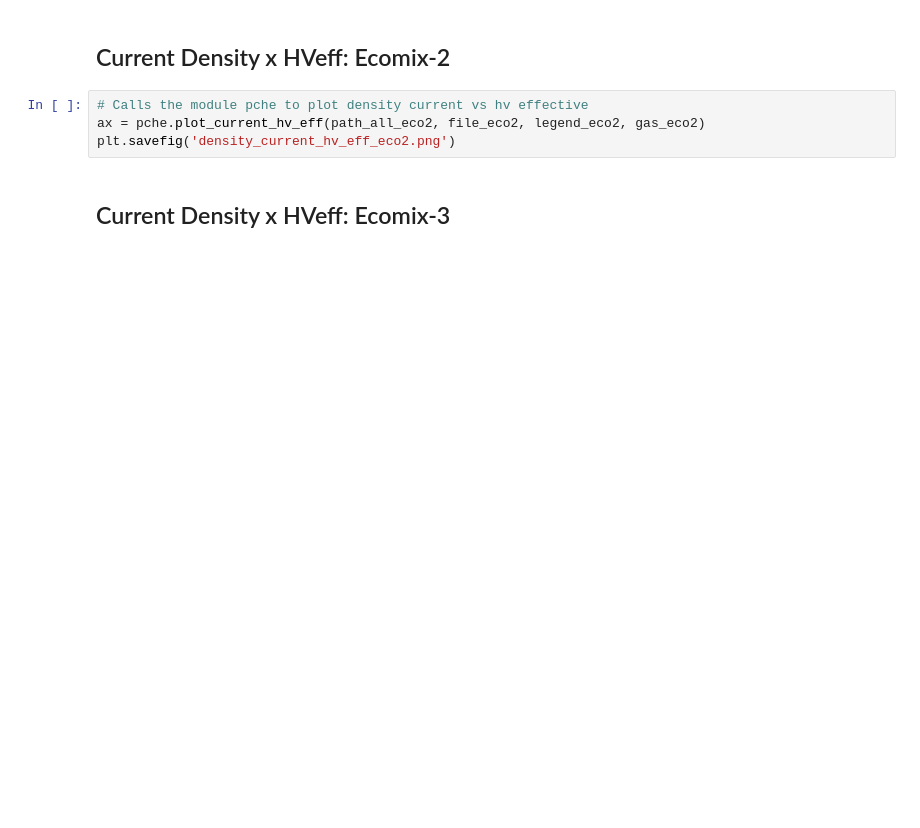
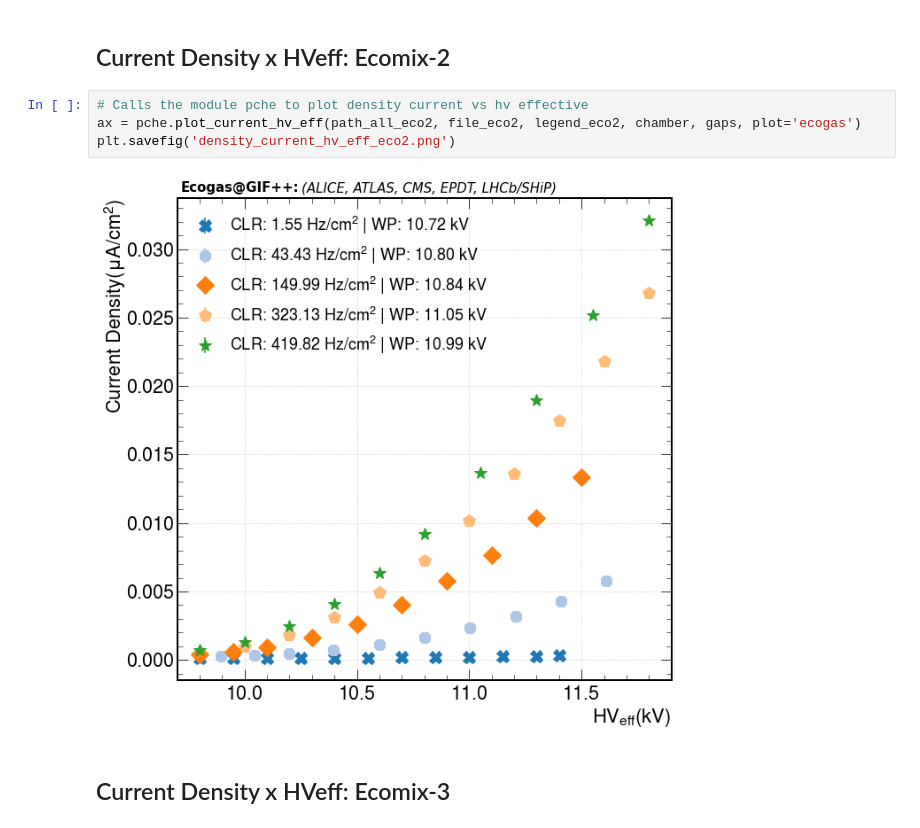
Before and after one commit to Mapse/cms_rpc_analysis, a Jupyter notebook: gif++/test_beam/plots/make_plots_test_beam.ipynb, the cells around one changed output. Saved outputs shown, nothing was run; the diff lists cells and outputs as text; blank space fills up the shorter version.

```diff
--- a/gif++/test_beam/plots/make_plots_test_beam.ipynb
+++ b/gif++/test_beam/plots/make_plots_test_beam.ipynb
@@ -58,8 +63,10 @@ plt.savefig('density_current_hv_eff_std.png')
 ## Current Density x HVeff: Ecomix-2
 # %%
 # Calls the module pche to plot density current vs hv effective
-ax = pche.plot_current_hv_eff(path_all_eco2, file_eco2, legend_eco2, gas_eco2)
+ax = pche.plot_current_hv_eff(path_all_eco2, file_eco2, legend_eco2, chamber, gaps, plot='ecogas')
 plt.savefig('density_current_hv_eff_eco2.png')
+# %% [output]
+[figure, added]
 # %% [markdown]
 ## Current Density x HVeff: Ecomix-3
 # %%
```
Also changed, not shown: parts of 10 cells of this notebook.
